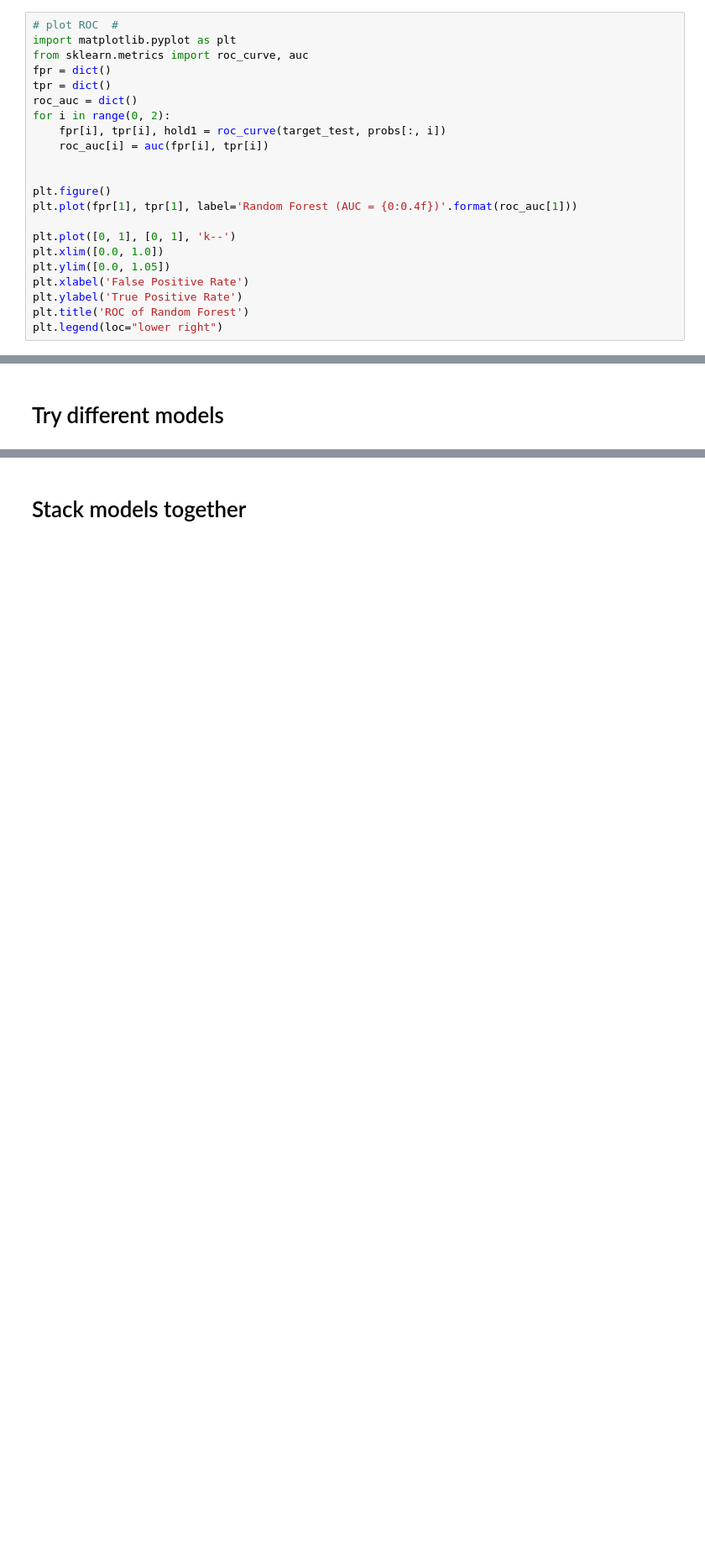
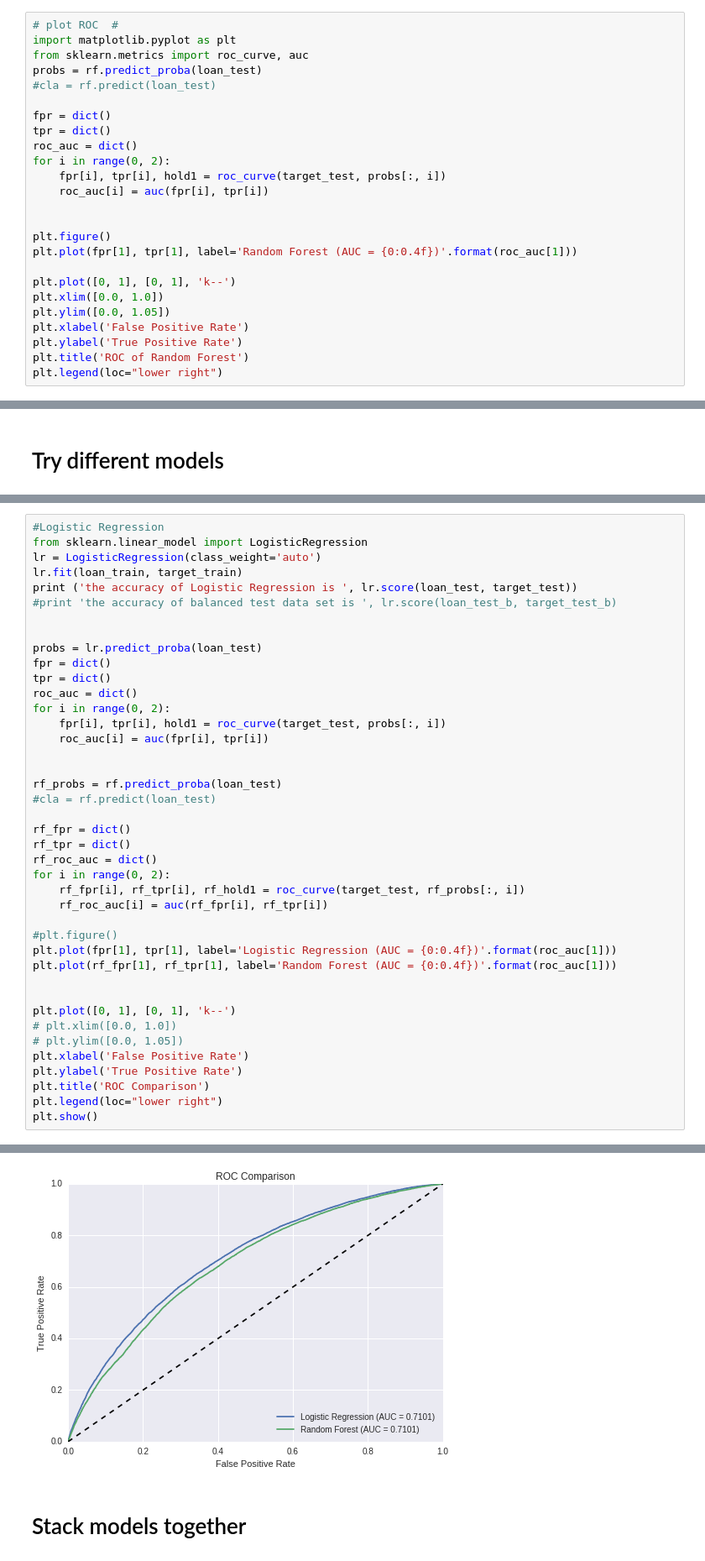
Before and after one commit to RenNY123/Loan, a Jupyter notebook: Loan.ipynb, the cells around one changed output, grey strips where cells are left out. Shown at 84% size. Cells and saved outputs as stored; diff of their text form; blank space fills up the shorter version.

```diff
--- a/Loan.ipynb
+++ b/Loan.ipynb
@@ -556,6 +571,9 @@ Specificity:  0.857988468930173
 # plot ROC  #
 import matplotlib.pyplot as plt
 from sklearn.metrics import roc_curve, auc
+probs = rf.predict_proba(loan_test)
+#cla = rf.predict(loan_test)
+
 fpr = dict()
 tpr = dict()
 roc_auc = dict()
@@ -625,0 +644,42 @@ False Negative 5537
+# %%
+#Logistic Regression
+from sklearn.linear_model import LogisticRegression
+lr = LogisticRegression(class_weight='auto')
+lr.fit(loan_train, target_train)
+print ('the accuracy of Logistic Regression is ', lr.score(loan_test, target_test))
+#print 'the accuracy of balanced test data set is ', lr.score(loan_test_b, target_test_b)
+
+
+probs = lr.predict_proba(loan_test)
+fpr = dict()
+tpr = dict()
+roc_auc = dict()
+for i in range(0, 2):
+    fpr[i], tpr[i], hold1 = roc_curve(target_test, probs[:, i])
+    roc_auc[i] = auc(fpr[i], tpr[i])
+
+
+rf_probs = rf.predict_proba(loan_test)
+#cla = rf.predict(loan_test)
+
+rf_fpr = dict()
+rf_tpr = dict()
+rf_roc_auc = dict()
+for i in range(0, 2):
+    rf_fpr[i], rf_tpr[i], rf_hold1 = roc_curve(target_test, rf_probs[:, i])
+    rf_roc_auc[i] = auc(rf_fpr[i], rf_tpr[i])
+
+#plt.figure()
+plt.plot(fpr[1], tpr[1], label='Logistic Regression (AUC = {0:0.4f})'.format(roc_auc[1]))
+plt.plot(rf_fpr[1], rf_tpr[1], label='Random Forest (AUC = {0:0.4f})'.format(roc_auc[1]))
+
+
+plt.plot([0, 1], [0, 1], 'k--')
+# plt.xlim([0.0, 1.0])
+# plt.ylim([0.0, 1.05])
+plt.xlabel('False Positive Rate')
+plt.ylabel('True Positive Rate')
+plt.title('ROC Comparison')
+plt.legend(loc="lower right")
+plt.show()
+# %% [output]
@@ -626,3 +687,4 @@ False Negative 5537
+[figure, added]
 # %% [markdown]
 # Stack models together
 # %%
```
Also changed, not shown: parts of 16 cells of this notebook.
